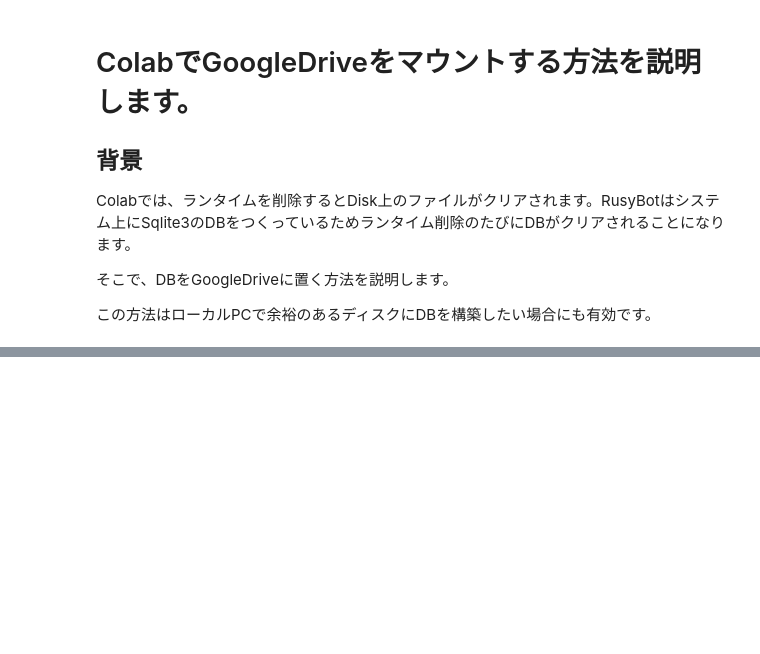
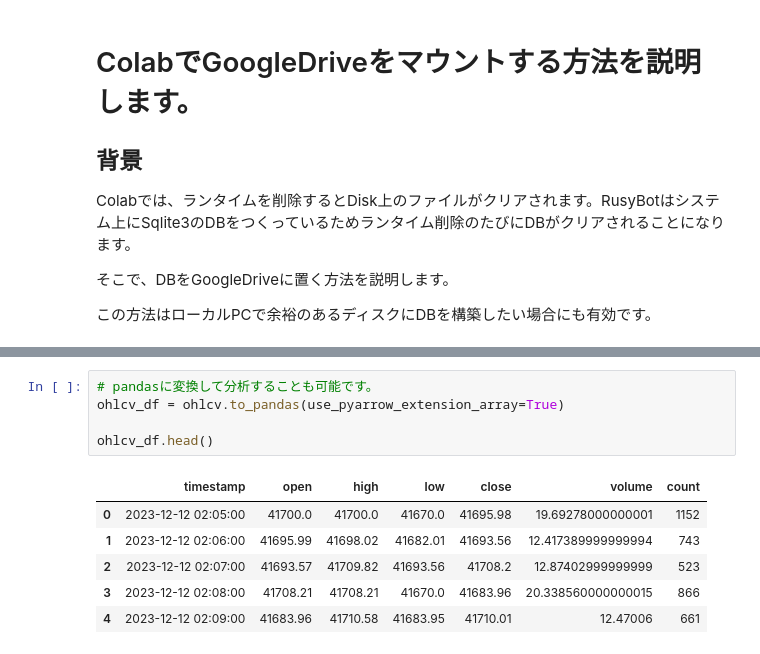
Before and after one commit to yasstake/rusty-bot, a Jupyter notebook: experimental/colab_drive_mount.ipynb, the cells around one changed output, grey strips where cells are left out. Drawn from its saved outputs; the diff is of its cells as text; blank space fills up the shorter version.

```diff
--- a/experimental/colab_drive_mount.ipynb
+++ b/experimental/colab_drive_mount.ipynb
@@ -31,0 +93,12 @@ binance.download(ndays=1, verbose=True)
+# %%
+# pandasに変換して分析することも可能です。
+ohlcv_df = ohlcv.to_pandas(use_pyarrow_extension_array=True)
+
+ohlcv_df.head()
+# %% [output]
+|  | timestamp | open | high | low | close | volume | count |
+| 0 | 2023-12-12 02:05:00 | 41700.0 | 41700.0 | 41670.0 | 41695.98 | 19.69278000000001 | 1152 |
+| 1 | 2023-12-12 02:06:00 | 41695.99 | 41698.02 | 41682.01 | 41693.56 | 12.417389999999994 | 743 |
+| 2 | 2023-12-12 02:07:00 | 41693.57 | 41709.82 | 41693.56 | 41708.2 | 12.87402999999999 | 523 |
+| 3 | 2023-12-12 02:08:00 | 41708.21 | 41708.21 | 41670.0 | 41683.96 | 20.338560000000015 | 866 |
+| 4 | 2023-12-12 02:09:00 | 41683.96 | 41710.58 | 41683.95 | 41710.01 | 12.47006 | 661 |
```
Also changed, not shown: parts of 18 cells of this notebook.
